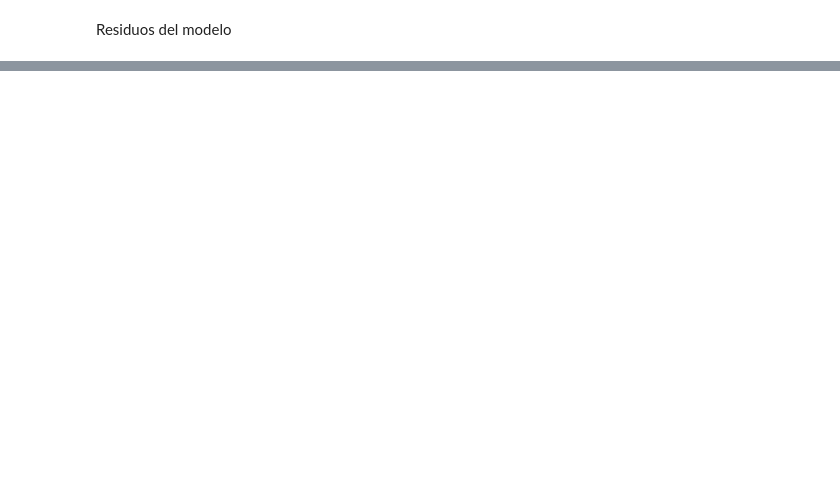
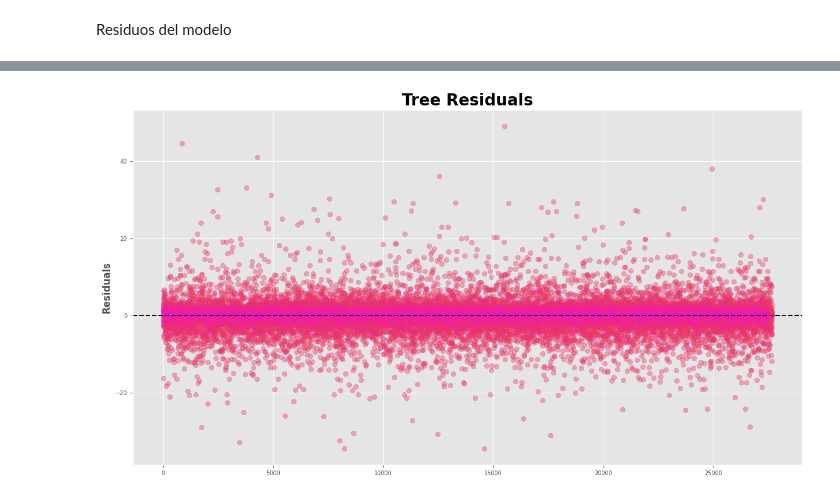
Before and after one commit to sofiaesc07/ProyectoFinalMN, a Jupyter notebook: ProyectoFinal.ipynb, the cells around one changed output, grey strips where cells are left out. Drawn from its saved outputs; the diff is of its cells as text; code cells hidden in the pictures; blank space fills up the shorter version.

Commit message:
Decision tree

```diff
--- a/ProyectoFinal.ipynb
+++ b/ProyectoFinal.ipynb
@@ -388,0 +391,25 @@ plt.show()
+# %%
+# Creando y entrenando el modelo
+modelo3 = DecisionTreeRegressor(max_depth=12, random_state=42)
+modelo3 = modelo3.fit(X=predictors_train, y=target_train)
+# %%
+# Evaluando el modelo
+prediccion = modelo3.predict(predictors_test)
+results = pd.DataFrame({
+    'prediction': prediccion,
+    'real': target_test
+})
+
+print("variance:", explained_variance_score(target_test, prediccion))
+print("Mean absolute Error:", mean_absolute_error(target_test, prediccion))
+print("Mean squared error:", mean_squared_error(target_test, prediccion))
+
+# Comparación entre valores predichos y valores reales
+plt.scatter(target_test, prediccion, edgecolors=(0, 0, 1), c='lime', alpha=0.4)
+plt.plot([target_test.min(), target_test.max()], [target_test.min(), target_test.max()], 'k--', lw=2)
+plt.title('prediction vs real: decision trees', fontsize=10, fontweight="bold")
+plt.xlabel('Real')
+plt.ylabel('Prediction')
+plt.tick_params(labelsize=7)
+
+results.tail(10)
@@ -388,0 +432,16 @@ plt.show()
+# %%
+#model residuals
+residuals  = prediccion - target_test
+# %%
+#Eficiencia del modelo
+plt.figure(figsize=(15, 8))
+
+# Residuos Modelo 3
+plt.scatter(list(range(len(prediccion))), residuals,edgecolors=(1, 0, 1), alpha = 0.4)
+plt.axhline(y = 0, linestyle = '--', color = 'black')
+plt.title('Tree Residuals', fontsize = 20, fontweight = "bold")
+plt.ylabel('Residuals',fontweight = "bold")
+plt.tick_params(labelsize = 7)
+plt.show()
+# %% [output]
+[figure, added]
```
Also changed, not shown: parts of 15 cells of this notebook.
